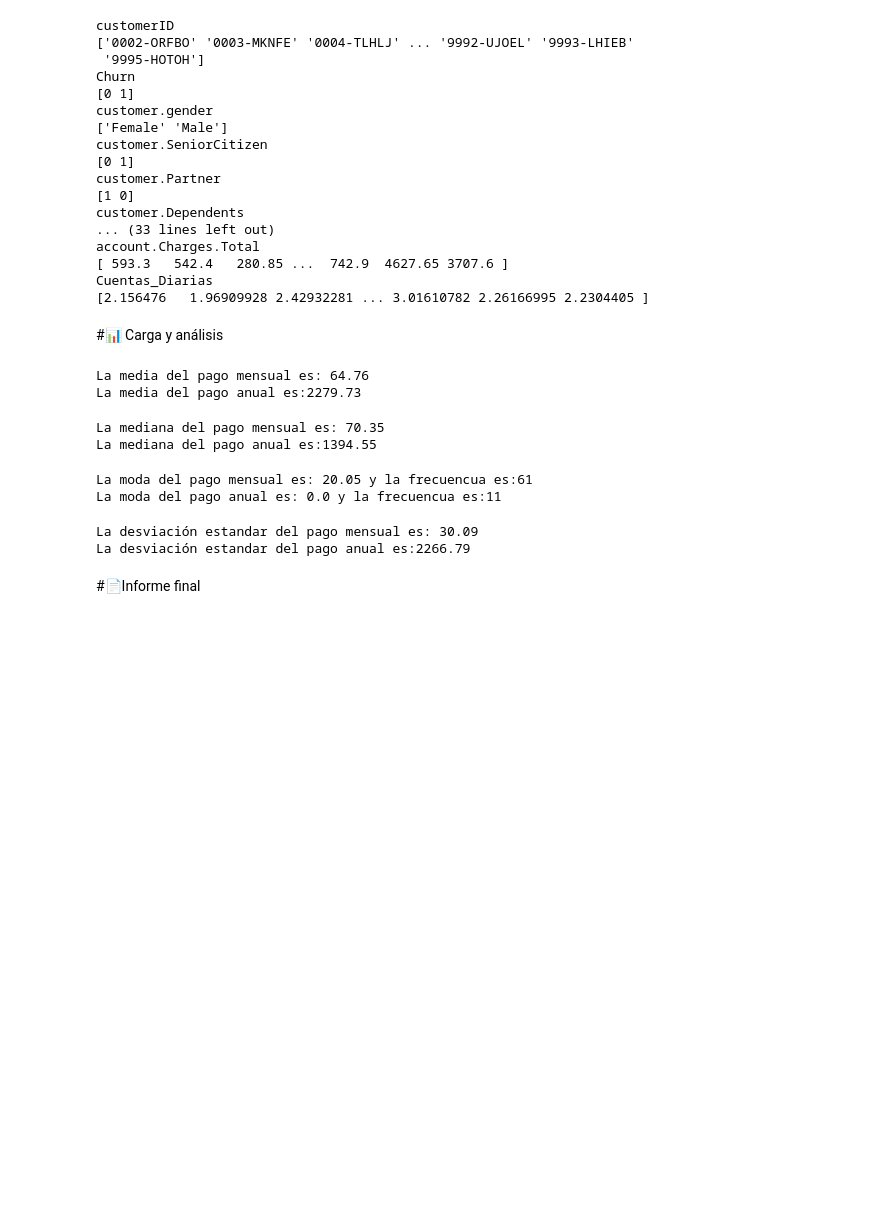
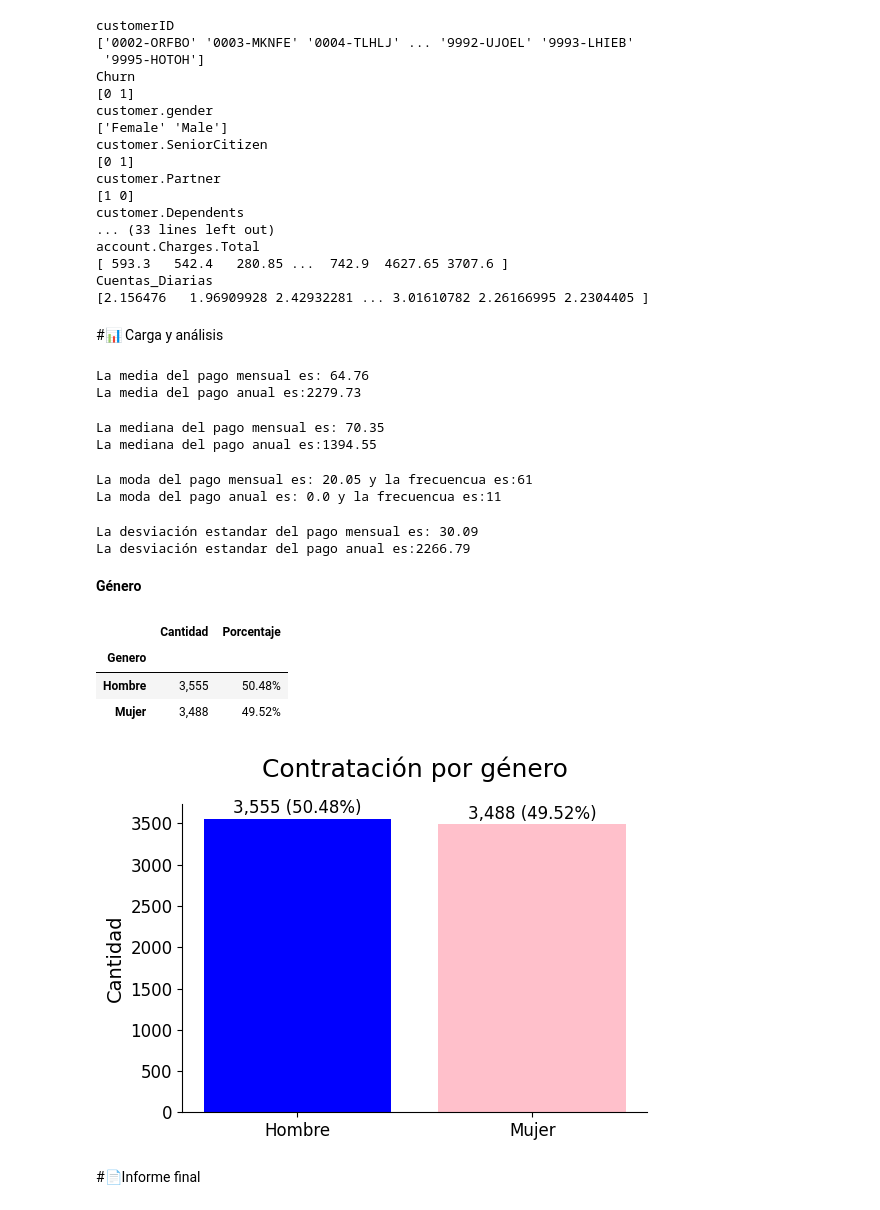
Before and after one commit to JGP-Code/TelecomX_LATAM_Challenge, a Jupyter notebook: TelecomX_LATAM.ipynb, the cells around one changed output. Drawn from its saved outputs; the diff is of its cells as text; code cells hidden in the pictures; blank space fills up the shorter version.

Commit message:
porcentaje contratacion por genero

```diff
--- a/TelecomX_LATAM.ipynb
+++ b/TelecomX_LATAM.ipynb
@@ -416,5 +416,60 @@ print(f'La desviación estandar del pago mensual es: {desviacion_mes:.2f}\nLa de
 # %% [output]
 La desviación estandar del pago mensual es: 30.09
 La desviación estandar del pago anual es:2266.79
+# %% [markdown]
+**Género**
+# %%
+#¿quién contrata más el servicio hombres o mujeres?
+
+datos_normalizados['customer.gender'] = (datos_normalizados['customer.gender'].replace({'Male': 'Hombre', 'Female': 'Mujer'}))
+
+cuenta_genero = datos_normalizados['customer.gender'].value_counts()
+porcentaje_genero = datos_normalizados['customer.gender'].value_counts(normalize=True) * 100
+
+df_genero = pd.DataFrame({'Cantidad': cuenta_genero, 'Porcentaje': porcentaje_genero})
+
+df_genero['Cantidad'] = df_genero['Cantidad'].map('{:,.0f}'.format)
+df_genero['Porcentaje'] = df_genero['Porcentaje'].map('{:.2f}%'.format)
+
+df_genero.index.name = 'Genero'
+
+df_genero
+# %% [output]
+|  | Cantidad | Porcentaje |
+| Genero |  |  |
+| Hombre | 3,555 | 50.48% |
+| Mujer | 3,488 | 49.52% |
+# %%
+#gráfica de porcentaje de género
+
+import matplotlib.pyplot as plt
+import seaborn as sns
+
+cuenta_genero = datos_normalizados['customer.gender'].value_counts()
+porcentaje_genero = datos_normalizados['customer.gender'].value_counts(normalize=True) * 100
+
+colores = ['blue', 'pink']
+fig, ax = plt.subplots(figsize=(6, 4))
+
+ax.bar(cuenta_genero.index, cuenta_genero.values, color=colores)
+ax.set_title('Contratación por género',
+             loc='center', fontsize=18, pad = 20)
+ax.set_xlabel('') #en este caso dejo vacio
+ax.set_ylabel('Cantidad', fontsize=14)
+ax.xaxis.set_tick_params(labelsize=12)
+ax.yaxis.set_tick_params(labelsize=12)
+
+for i, (cant, pct) in enumerate(zip(cuenta_genero.values, porcentaje_genero.values)):
+    ax.text(i, cant + 0.02 * max(cuenta_genero.values),
+            f"{cant:,} ({pct:.2f}%)",
+            ha='center', fontsize=12)
+
+#eliminar la línea superior del gráfico
+ax.spines['top'].set_visible(False)
+ax.spines['right'].set_visible(False)
+
+plt.show()
+# %% [output]
+[figure, added]
 # %% [markdown]
 #📄Informe final
```
